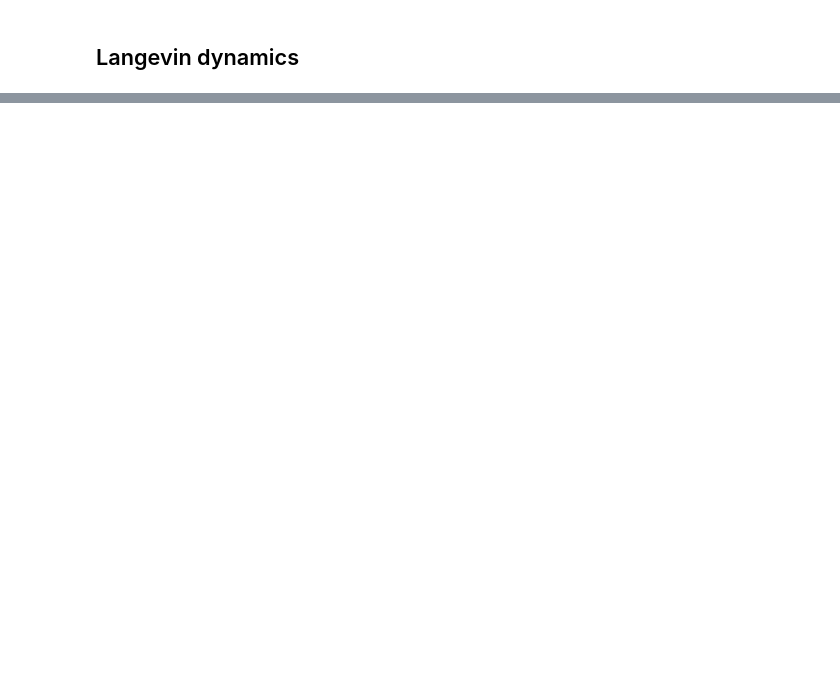
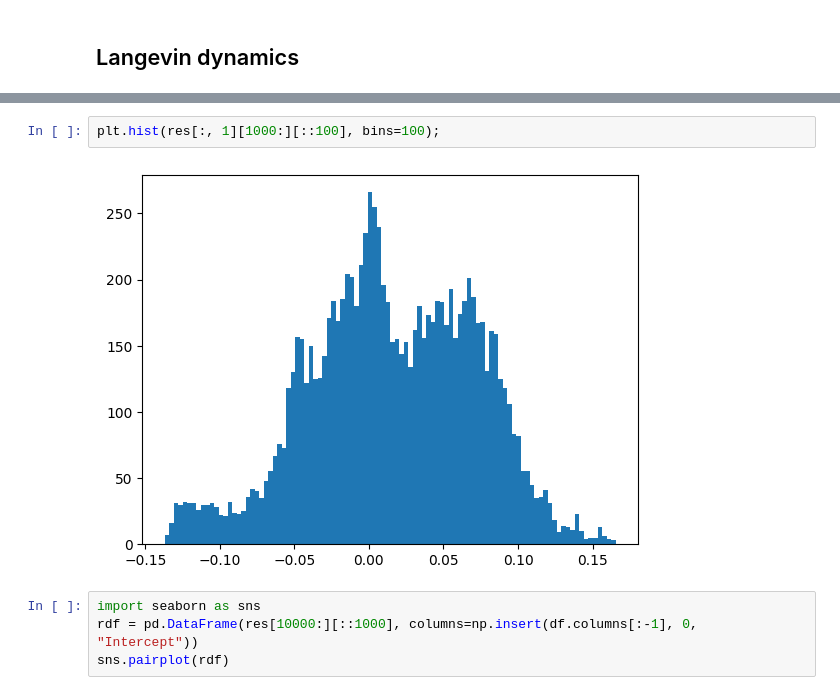
Before and after one commit to andleb/stats607, a Jupyter notebook: lectures/week7/ppl.ipynb, the cells around one changed output, grey strips where cells are left out. Saved outputs shown, nothing was run; the diff lists cells and outputs as text; blank space fills up the shorter version.

```diff
--- a/lectures/week7/ppl.ipynb
+++ b/lectures/week7/ppl.ipynb
@@ -328,0 +420,8 @@ TypeError: Only scalar arrays can be converted to Python scalars; got arr.ndim=1
+# %%
+plt.hist(res[:, 1][1000:][::100], bins=100);
+# %% [output]
+[figure, added]
+# %%
+import seaborn as sns
+rdf = pd.DataFrame(res[10000:][::1000], columns=np.insert(df.columns[:-1], 0, "Intercept"))
+sns.pairplot(rdf)
```
Also changed, not shown: parts of 72 cells of this notebook.
